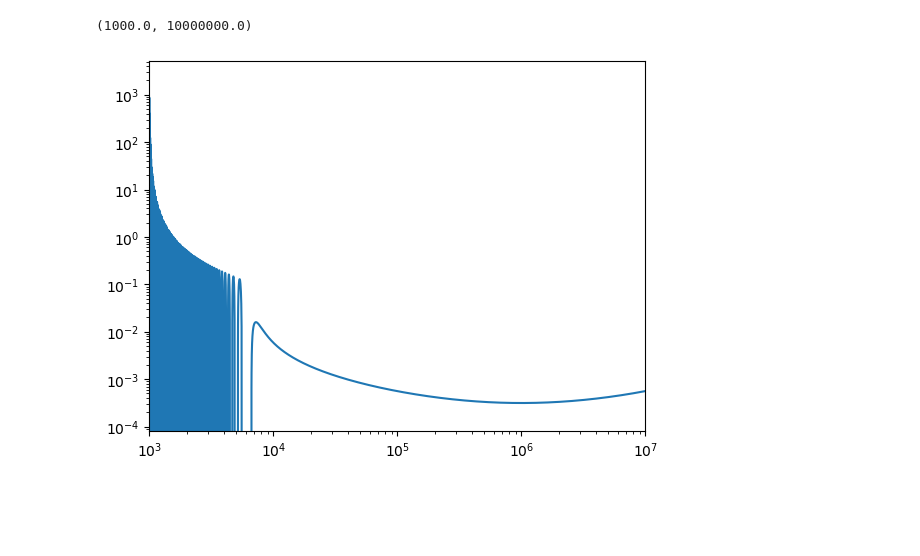
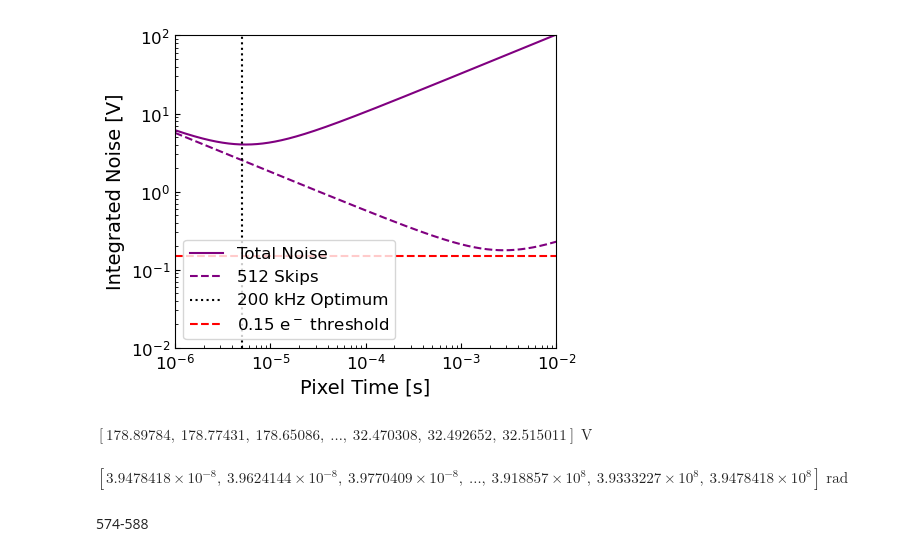
Before and after one commit to brockparker/Research, a Jupyter notebook: CCDs/skipper_noise_testing.ipynb, the cells around one changed output. Cells and saved outputs as stored; diff of their text form; code cells hidden in the pictures; blank space fills up the shorter version.

```diff
--- a/CCDs/skipper_noise_testing.ipynb
+++ b/CCDs/skipper_noise_testing.ipynb
@@ -77,12 +76,46 @@ plt.axvline(1/200e3, ls='--')
-# %%
-f = np.logspace(3,7,10000)
-tau = np.logspace(-9, -3, 10000)
-
-plt.plot(1/tau, fft.fft(transfer(100e3, tau)))
-plt.xscale('log')
-plt.yscale('log')
-plt.xlim(1e3, 1e7)
-# plt.ylim(1e-9, 1e-5)
-# %% [output]
-(1000.0, 10000000.0)
-[figure, removed]
+# %%
+quantity_support()
+
+fig, ax = plt.subplots(1, 1, figsize=(5,4), layout='tight')
+
+
+freqs = np.logspace(0,10,10000) * u.Hz * u.rad * 2 * np.pi
+tau = np.logspace(-9, -2, 10000) * u.s
+
+wn_floor = 2e-8 * u.V / ((u.Hz)**(1/2))
+nc_1f = 100 * u.kHz
+nc_1f2 = 100 * u.kHz
+
+skips = 512
+
+ax.plot(tau, sig_cds(wn_floor, tau, nc_1f, nc_1f2) / 5e-6, label='Total Noise', color='purple')
+ax.plot(tau * skips, sig_skipper(skips, wn_floor, tau, nc_1f, nc_1f2) / 5e-6, label='512 Skips', color='purple', ls='--')
+ax.axvline(1/(200 * u.kHz), label='200 kHz Optimum', color='k', ls=':')
+ax.axhline(0.15, color='red', ls='--', label='0.15 e$^-$ threshold')
+
+ax.set_xlabel(r'Pixel Time [s]')
+ax.set_ylabel(r'Integrated Noise [V]')
+ax.legend(loc = 'best')
+ax.set_xlim(1e-6, 1e-2)
+ax.set_xscale('log')
+ax.set_yscale('log')
+ax.set_ylim(1e-2, 1e2)
+
+ax.tick_params(axis='both', direction='in', which='both')
+
+fig.tight_layout()
+
+plt.savefig('/home/baparker/GitHub/Research/CCDs/ccd_integrated_noise.png', dpi=250)
+plt.show()
+# %% [output]
+[figure, added]
+# %%
+sig_cds(wn_floor, tau, nc_1f, nc_1f2).to(u.V) / (5e-6)
+# %% [output]
+$[178.89784,~178.77431,~178.65086,~\dots,~32.470308,~32.492652,~32.515011] \; \mathrm{V}$
+# %%
+(2 * np.pi * freqs * tau).si
+# %% [output]
+$[3.9478418 \times 10^{-8},~3.9624144 \times 10^{-8},~3.9770409 \times 10^{-8},~\dots,~3.918857 \times 10^{8},~3.9333227 \times 10^{8},~3.9478418 \times 10^{8}] \; \mathrm{rad}$
+# %% [markdown]
+574-588
```
Also changed, not shown: parts of 4 cells of this notebook, 2 other files.
